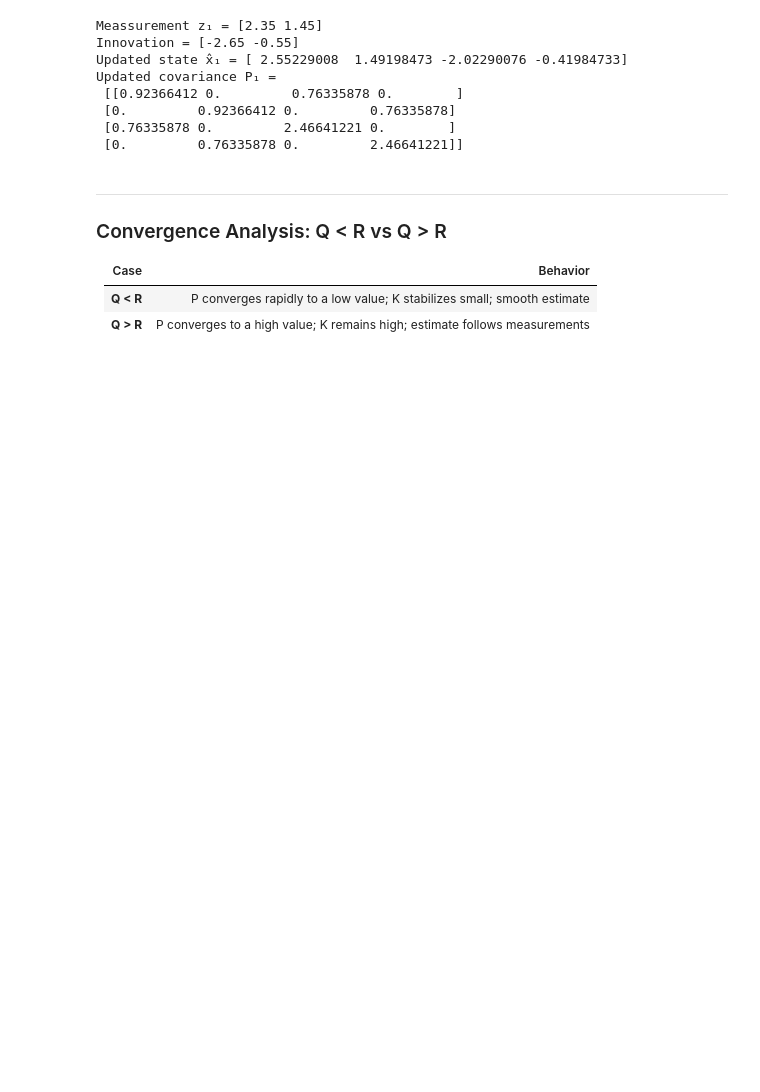
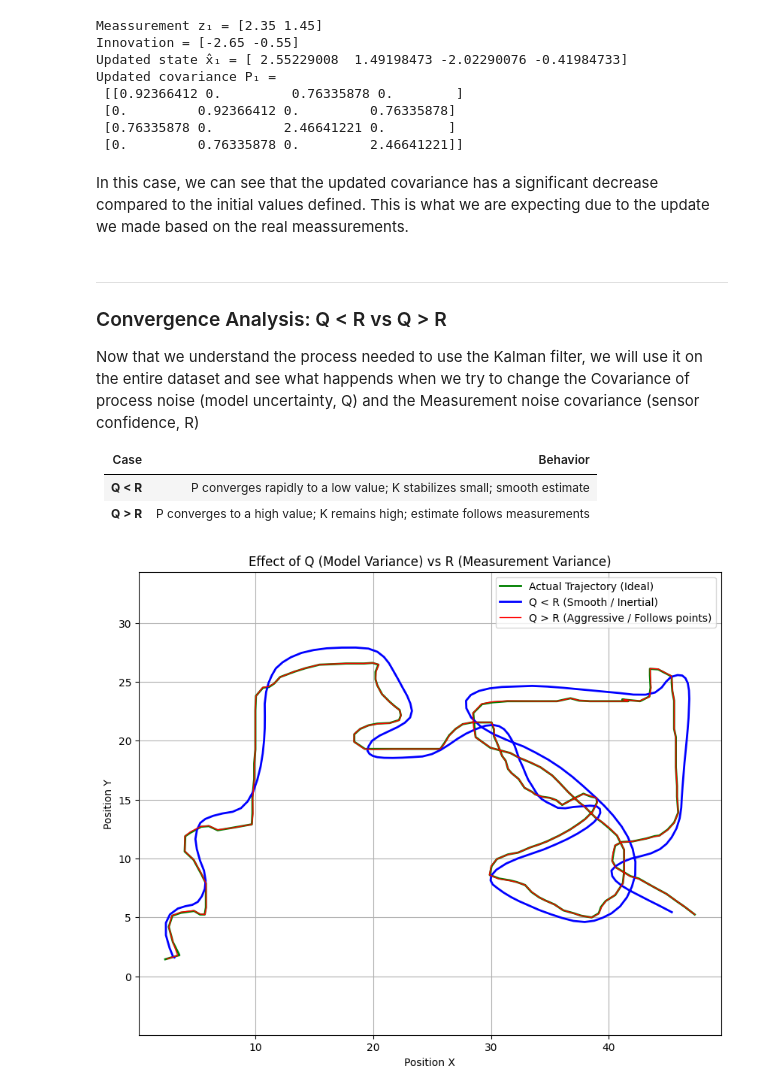
Before and after one commit to Jero2110/Forecasting_Phase_3, a Jupyter notebook: analysis/Jeronimo_Ramos_Forecasting_P3.ipynb, the cells around one changed output. Cells and saved outputs as stored; diff of their text form; code cells hidden in the pictures; blank space fills up the shorter version.

```diff
--- a/analysis/Jeronimo_Ramos_Forecasting_P3.ipynb
+++ b/analysis/Jeronimo_Ramos_Forecasting_P3.ipynb
@@ -414,9 +393,13 @@ Updated covariance P₁ =
  [0.         0.92366412 0.         0.76335878]
  [0.76335878 0.         2.46641221 0.        ]
  [0.         0.76335878 0.         2.46641221]]
+# %% [markdown]
+In this case, we can see that the updated covariance has a significant decrease compared to the initial values defined. This is what we are expecting due to the update we made based on the real meassurements.
 # %% [markdown]
 ---
 ### Convergence Analysis: Q < R  vs  Q > R
+
+Now that we understand the process needed to use the Kalman filter, we will use it on the entire dataset and see what happends when we try to change the Covariance of process noise (model uncertainty, Q) and the Measurement noise covariance (sensor confidence, R)
 
 | Case | Behavior |
 |-----------|----------------|
@@ -424,0 +432,28 @@ Updated covariance P₁ =
+# %%
+
+# mu_0 — Initial state: first position, initial velocity = 0
+mu_0 = np.array([5, 2, 0.0, 0.0])
+
+# P_0 — Initial covariance (high uncertainty in velocity)
+P_0 = np.diag([2.0, 2.0, 10.0, 10.0])
+
+# Scenery A: Q (0.01) < R (5.0) (We trust the model / softens a lot)
+est_soft = custom_kalmanFilter(observations[:,0], observations[:,1], 0.01, 5.0, H, A, P_0, mu_0)
+
+# Scenery B: Q (5.0) > R (1.0) (We trust the meassurement / Reacts faster)
+est_hard = custom_kalmanFilter(observations[:,0], observations[:,1], 5.0, 1.0, H, A, P_0, mu_0)
+
+# Graph the results
+plt.figure(figsize=(10, 8))
+plt.plot(observations[:,0], observations[:,1], 'g-', label='Actual Trajectory (Ideal)', linewidth=2)
+plt.plot(est_soft[:, 0], est_soft[:, 1], 'blue', label='Q < R (Smooth / Inertial)', linewidth=2)
+plt.plot(est_hard[:, 0], est_hard[:, 1], 'red', label='Q > R (Aggressive / Follows points)', linewidth=1)
+plt.legend()
+plt.title("Effect of Q (Model Variance) vs R (Measurement Variance)")
+plt.xlabel("Position X")
+plt.ylabel("Position Y")
+plt.axis('equal')
+plt.grid(True)
+plt.show()
+# %% [output]
+[figure, added]
```
Also changed, not shown: parts of 26 cells of this notebook.
